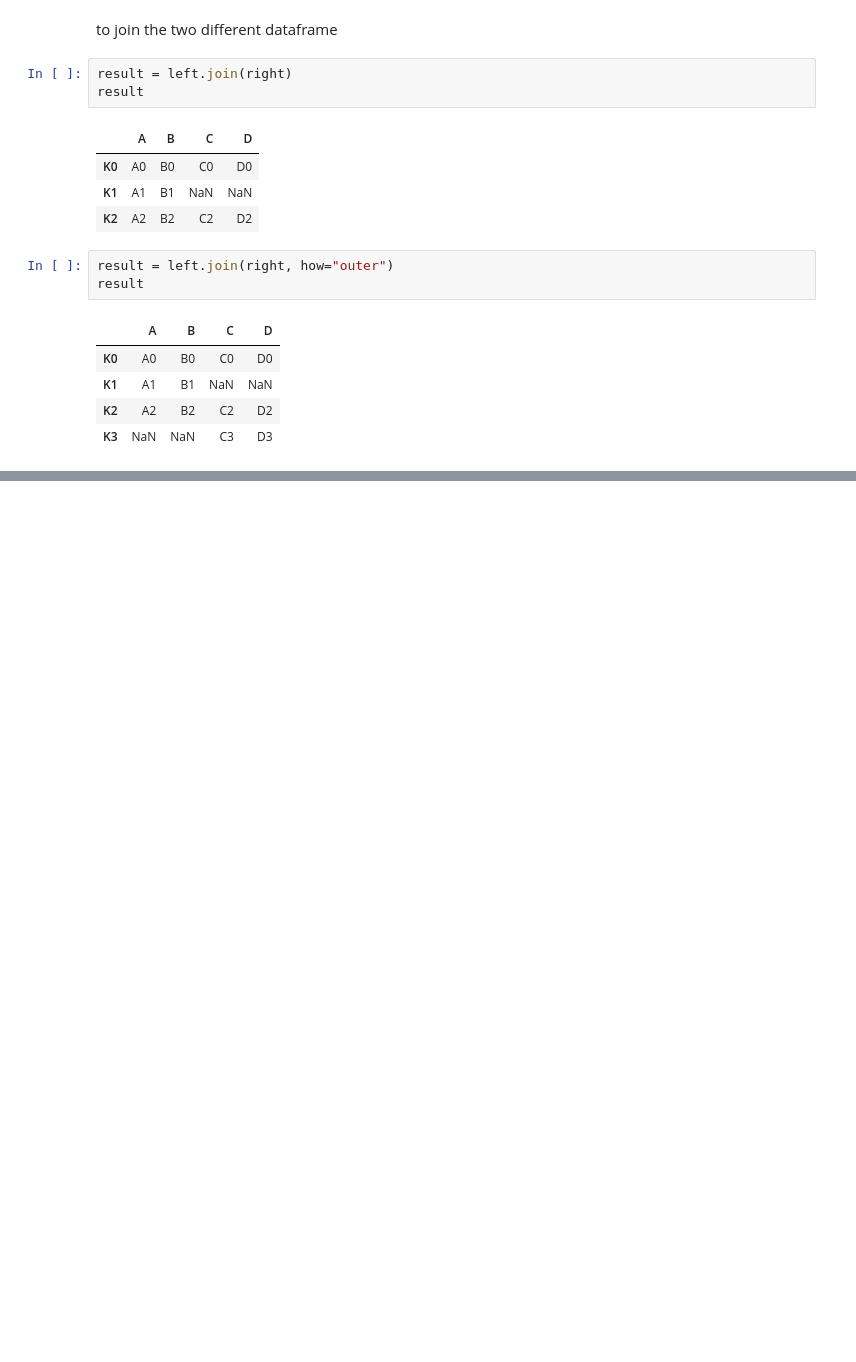
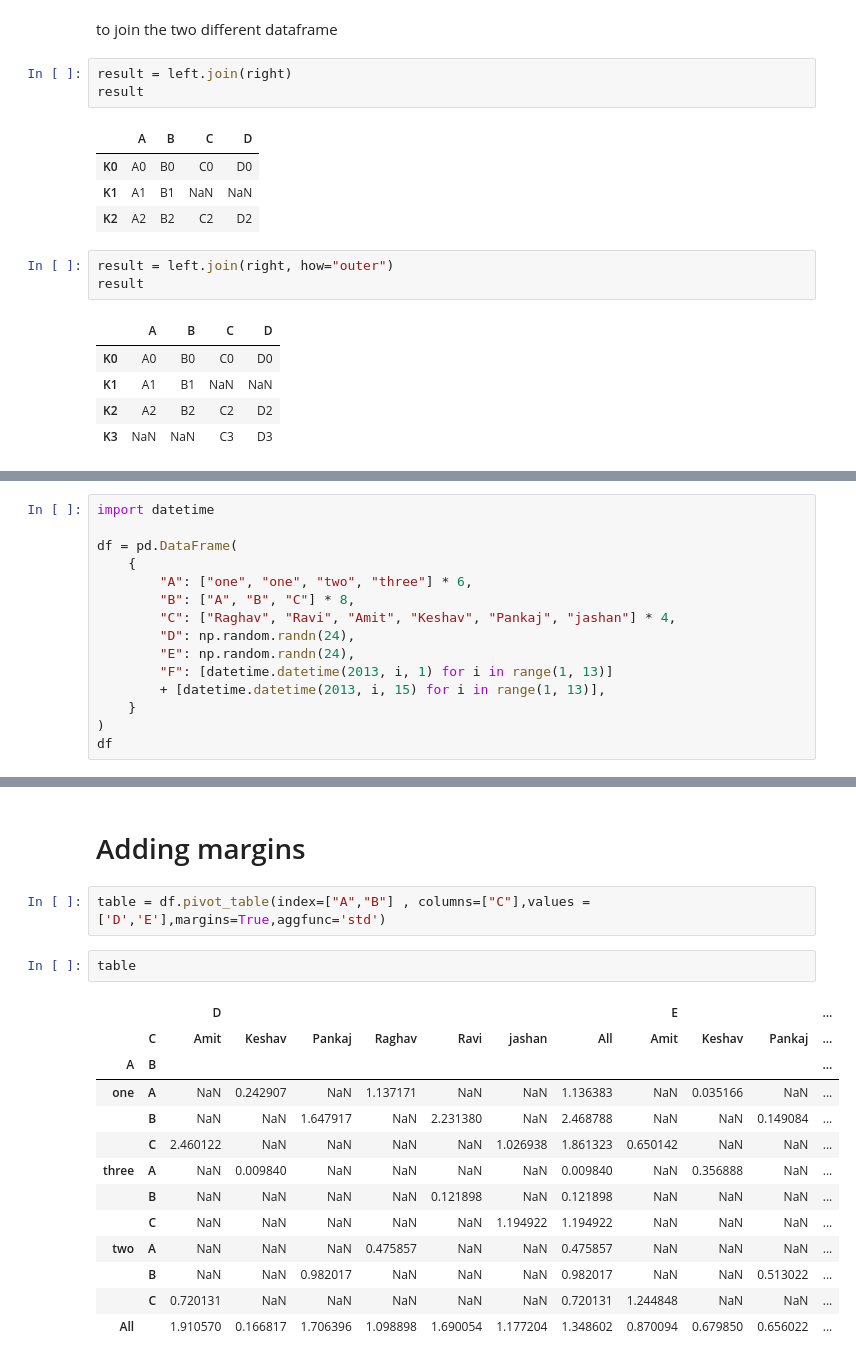
Before and after one commit to R123gh/Data-cleaning-project-, a Jupyter notebook: 5_pandas.ipynb, the cells around one changed output, grey strips where cells are left out. Cells and saved outputs as stored; diff of their text form; blank space fills up the shorter version.

```diff
--- a/5_pandas.ipynb
+++ b/5_pandas.ipynb
@@ -219,0 +291,15 @@ result
+# %%
+import datetime
+
+df = pd.DataFrame(
+    {
+        "A": ["one", "one", "two", "three"] * 6,
+        "B": ["A", "B", "C"] * 8,
+        "C": ["Raghav", "Ravi", "Amit", "Keshav", "Pankaj", "jashan"] * 4,
+        "D": np.random.randn(24),
+        "E": np.random.randn(24),
+        "F": [datetime.datetime(2013, i, 1) for i in range(1, 13)]
+        + [datetime.datetime(2013, i, 15) for i in range(1, 13)],
+    }
+)
+df
@@ -219,0 +371,20 @@ result
+# %% [markdown]
+# Adding margins
+# %%
+table = df.pivot_table(index=["A","B"] , columns=["C"],values = ['D','E'],margins=True,aggfunc='std')
+# %%
+table
+# %% [output]
+|  |  | D |  |  |  |  |  |  | E |  |  | ... |
+|  | C | Amit | Keshav | Pankaj | Raghav | Ravi | jashan | All | Amit | Keshav | Pankaj | ... |
+| A | B |  |  |  |  |  |  |  |  |  |  | ... |
+| one | A | NaN | 0.242907 | NaN | 1.137171 | NaN | NaN | 1.136383 | NaN | 0.035166 | NaN | ... |
+|  | B | NaN | NaN | 1.647917 | NaN | 2.231380 | NaN | 2.468788 | NaN | NaN | 0.149084 | ... |
+|  | C | 2.460122 | NaN | NaN | NaN | NaN | 1.026938 | 1.861323 | 0.650142 | NaN | NaN | ... |
+| three | A | NaN | 0.009840 | NaN | NaN | NaN | NaN | 0.009840 | NaN | 0.356888 | NaN | ... |
+|  | B | NaN | NaN | NaN | NaN | 0.121898 | NaN | 0.121898 | NaN | NaN | NaN | ... |
+|  | C | NaN | NaN | NaN | NaN | NaN | 1.194922 | 1.194922 | NaN | NaN | NaN | ... |
+| two | A | NaN | NaN | NaN | 0.475857 | NaN | NaN | 0.475857 | NaN | NaN | NaN | ... |
+|  | B | NaN | NaN | 0.982017 | NaN | NaN | NaN | 0.982017 | NaN | NaN | 0.513022 | ... |
+|  | C | 0.720131 | NaN | NaN | NaN | NaN | NaN | 0.720131 | 1.244848 | NaN | NaN | ... |
+| All |  | 1.910570 | 0.166817 | 1.706396 | 1.098898 | 1.690054 | 1.177204 | 1.348602 | 0.870094 | 0.679850 | 0.656022 | ... |
```
Also changed, not shown: parts of 16 cells of this notebook.
